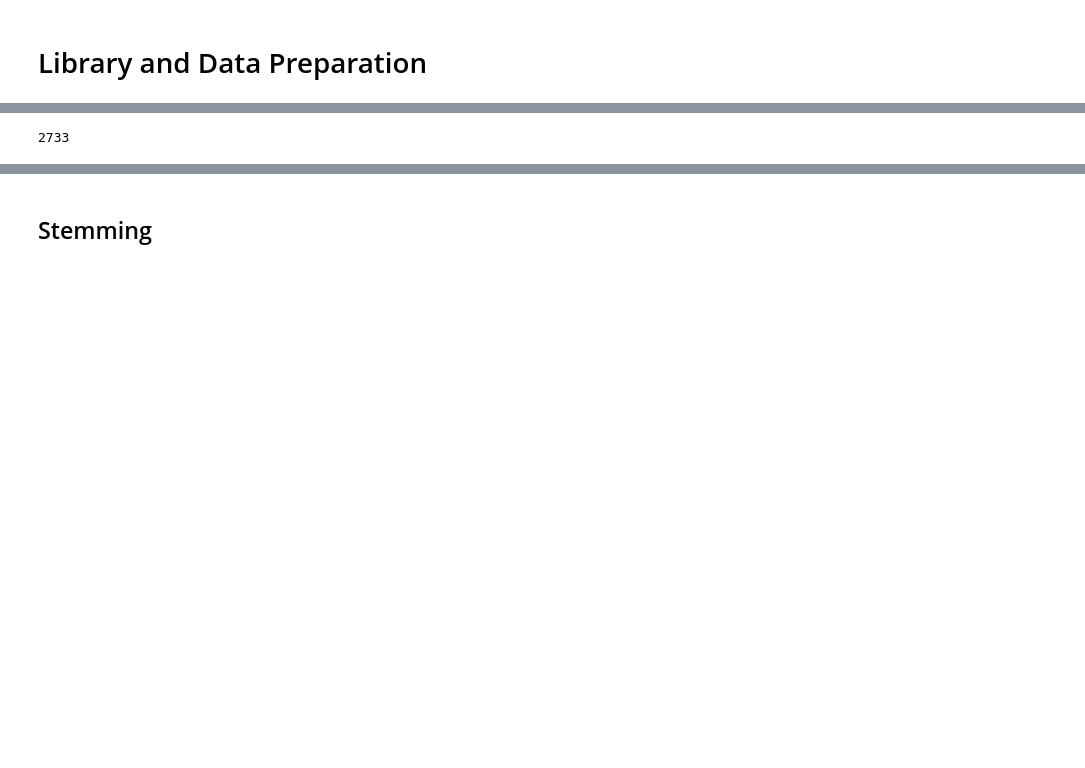
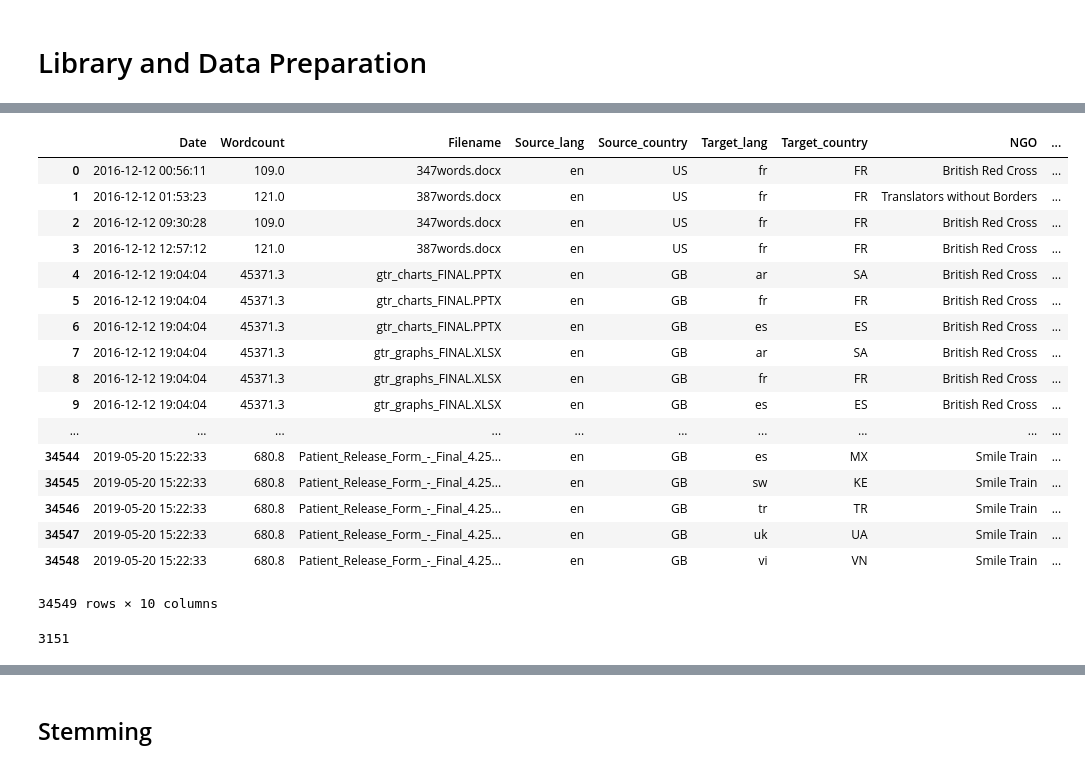
Before and after one commit to thiesgehrmann/JuSiPy_TWB, a Jupyter notebook: Starting Point.ipynb, the cells around one changed output, grey strips where cells are left out. Saved outputs shown, nothing was run; the diff lists cells and outputs as text; code cells hidden in the pictures; blank space fills up the shorter version.

Commit message:
Added cached files for various stages in the beginning of the pipeline + various changes in those stages

```diff
--- a/Starting Point.ipynb
+++ b/Starting Point.ipynb
@@ -15,18 +15,16 @@ def NFD(s):
         return unicodedata.normalize('NFD', s)
 
 # put your data path here
-# put your data path here
 data_dir = os.getcwd()
-data_dir='/home/antonis/TWB_translators/'
 metadata = pd.read_excel(data_dir + 'Hackathon-for-Good-2019_TWB-Challenge_Metadata.xlsx')
 
 # choose only text documents
-# TODO The metadata contain some files multiple times and the table is almost 3 times the number of documents
-# Using various combinations of subsets of the columns to get all the 12156 documents did not succeed
-accepted_documents = metadata.loc[(metadata['Format'] == 'doc') | (metadata['Format'] == 'pdf')].drop_duplicates()
+#accepted_documents = metadata.loc[(metadata['Format'] == 'doc') | (metadata['Format'] == 'pdf')].drop_duplicates()
 
 # fix some problems with the encoding of special characters in filenames
-accepted_documents['Filename'] = accepted_documents['Filename'].apply(NFD)
+#accepted_documents['Filename'] = accepted_documents['Filename'].apply(NFD)
+# we use all documents after all
+metadata['Filename'] = metadata['Filename'].apply(NFD)
 
 # update data path with the sdlxliff directory
 data_dir += '/hackathon-for-good-2019_TWB-challenge_files/'
@@ -54,3 +31,24 @@ accepted_documents
+# %%
+metadata
+# %% [output]
+|  | Date | Wordcount | Filename | Source_lang | Source_country | Target_lang | Target_country | NGO | ... |
+| 0 | 2016-12-12 00:56:11 | 109.0 | 347words.docx | en | US | fr | FR | British Red Cross | ... |
+| 1 | 2016-12-12 01:53:23 | 121.0 | 387words.docx | en | US | fr | FR | Translators without Borders | ... |
+| 2 | 2016-12-12 09:30:28 | 109.0 | 347words.docx | en | US | fr | FR | British Red Cross | ... |
+| 3 | 2016-12-12 12:57:12 | 121.0 | 387words.docx | en | US | fr | FR | British Red Cross | ... |
+| 4 | 2016-12-12 19:04:04 | 45371.3 | gtr_charts_FINAL.PPTX | en | GB | ar | SA | British Red Cross | ... |
+| 5 | 2016-12-12 19:04:04 | 45371.3 | gtr_charts_FINAL.PPTX | en | GB | fr | FR | British Red Cross | ... |
+| 6 | 2016-12-12 19:04:04 | 45371.3 | gtr_charts_FINAL.PPTX | en | GB | es | ES | British Red Cross | ... |
+| 7 | 2016-12-12 19:04:04 | 45371.3 | gtr_graphs_FINAL.XLSX | en | GB | ar | SA | British Red Cross | ... |
+| 8 | 2016-12-12 19:04:04 | 45371.3 | gtr_graphs_FINAL.XLSX | en | GB | fr | FR | British Red Cross | ... |
+| 9 | 2016-12-12 19:04:04 | 45371.3 | gtr_graphs_FINAL.XLSX | en | GB | es | ES | British Red Cross | ... |
+| ... | ... | ... | ... | ... | ... | ... | ... | ... | ... |
+| 34544 | 2019-05-20 15:22:33 | 680.8 | Patient_Release_Form_-_Final_4.25... | en | GB | es | MX | Smile Train | ... |
+| 34545 | 2019-05-20 15:22:33 | 680.8 | Patient_Release_Form_-_Final_4.25... | en | GB | sw | KE | Smile Train | ... |
+| 34546 | 2019-05-20 15:22:33 | 680.8 | Patient_Release_Form_-_Final_4.25... | en | GB | tr | TR | Smile Train | ... |
+| 34547 | 2019-05-20 15:22:33 | 680.8 | Patient_Release_Form_-_Final_4.25... | en | GB | uk | UA | Smile Train | ... |
+| 34548 | 2019-05-20 15:22:33 | 680.8 | Patient_Release_Form_-_Final_4.25... | en | GB | vi | VN | Smile Train | ... |
+34549 rows × 10 columns
 # %%
 # store all sdlxliff filenames into a list
 document_names = []
@@ -101,17 +102,17 @@ documents_without_metadata = []
 
 count = 0
 for name in filenames:
-    temp = accepted_documents.loc[accepted_documents['Filename'] == name]
+    temp = metadata.loc[metadata['Filename'] == name]
     if temp.empty:
         # for the special case that the translated version's extension is used
-        temp2 = accepted_documents.loc[accepted_documents['Filename'] == name + '.sdlxliff']
+        temp2 = metadata.loc[metadata['Filename'] == name + '.sdlxliff']
         if temp2.empty:
             count += 1
             documents_without_metadata.append(name)
 
 print(count)
 # %% [output]
-2733
+3151
 # %%
 # find the few entries in the metadata that are not in the documents
 # and the corresponding document filenames for the metadata filenames with wrong encoding
```
Also changed, not shown: parts of 19 cells of this notebook, 4 other files.
